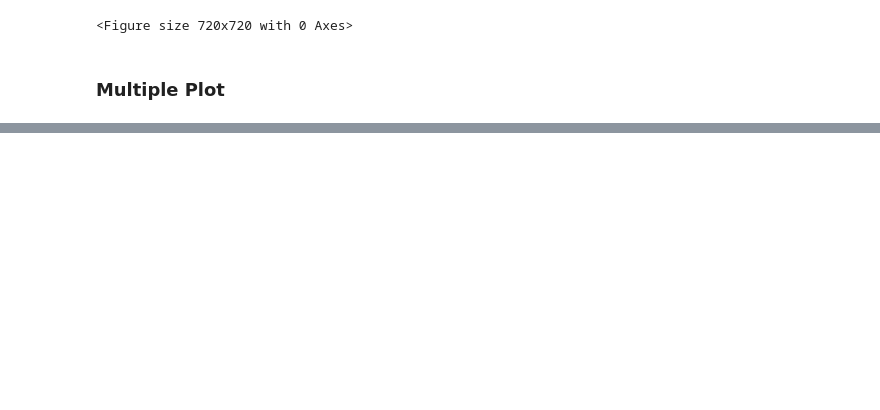
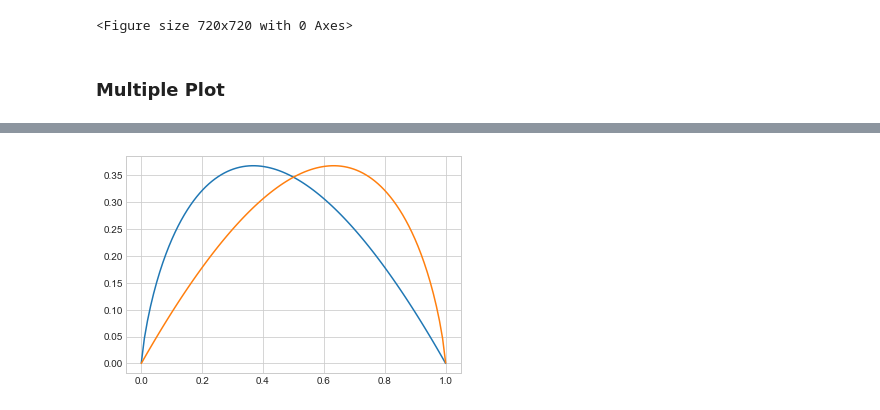
Before and after one commit to exitudio/research-ai, a Jupyter notebook: doc/matplot.ipynb, the cells around one changed output, grey strips where cells are left out. Drawn from its saved outputs; the diff is of its cells as text; code cells hidden in the pictures; blank space fills up the shorter version.

```diff
--- a/doc/matplot.ipynb
+++ b/doc/matplot.ipynb
@@ -136,0 +131,10 @@ plt.ylabel('b')
+# %%
+plt.style.use('seaborn-whitegrid')
+fig = plt.figure()
+ax = plt.axes()
+
+p = np.linspace(.0001, .9999, 100)
+ax.plot(p, -p * np.log(p));
+ax.plot(p, -(1-p) * np.log(1-p));
+# %% [output]
+[figure, added]
```
Also changed, not shown: parts of 7 cells of this notebook, 6 other files.
